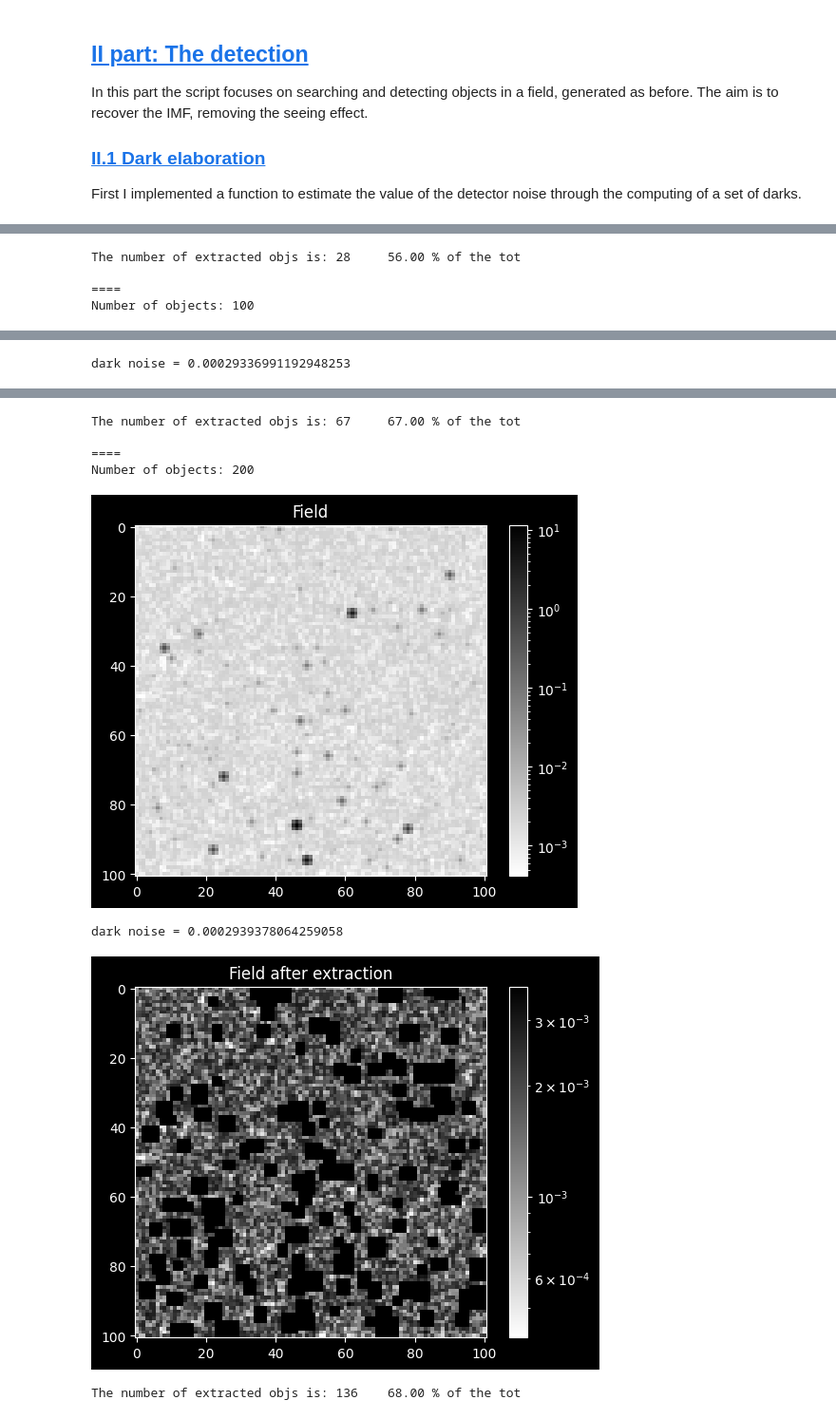
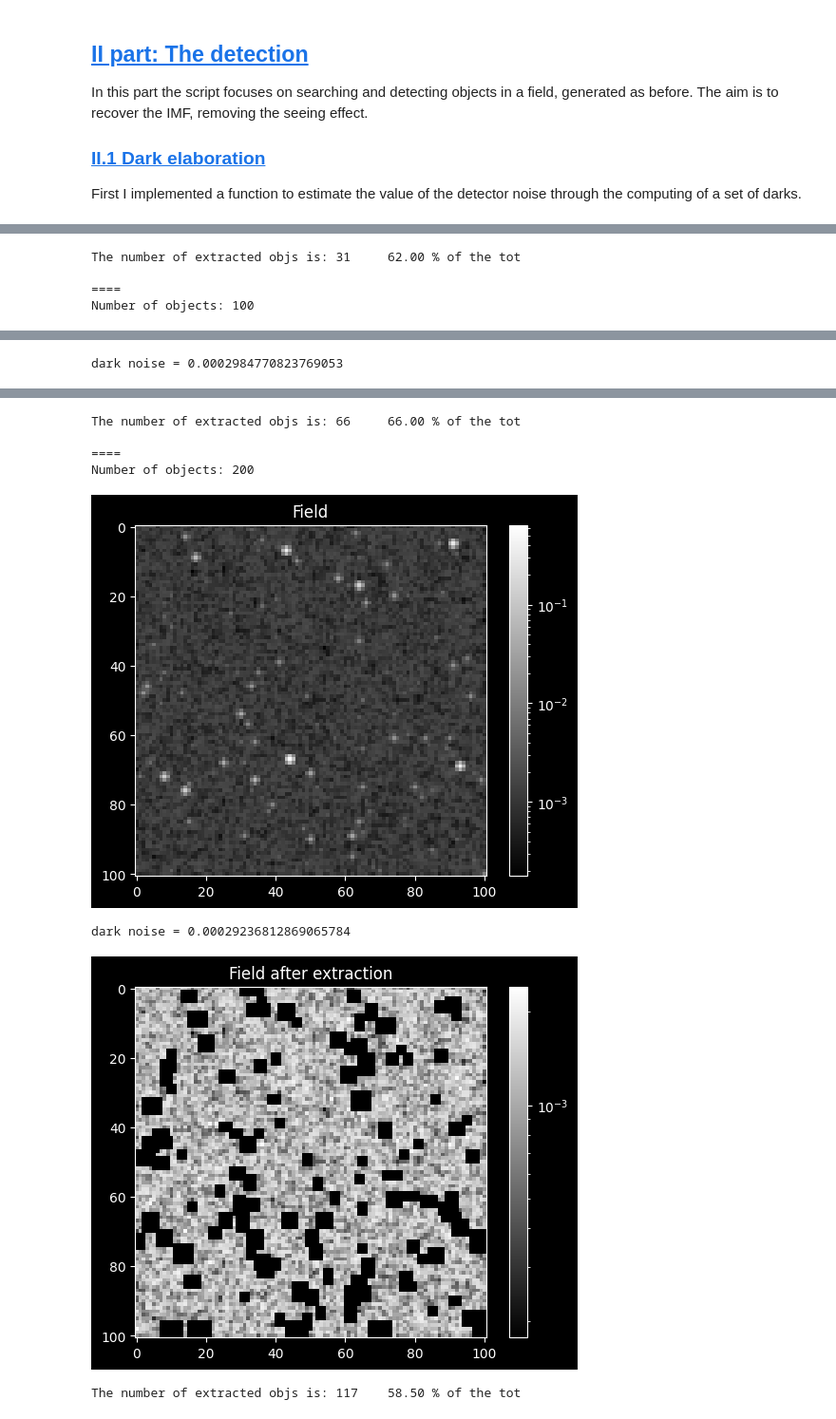
Before and after one commit to 00-berni/proj_2, a Jupyter notebook: notebook/implementation_notebook.ipynb, the cells around one changed output, grey strips where cells are left out. Shown at 95% size. Saved outputs shown, nothing was run; the diff lists cells and outputs as text; code cells hidden in the pictures.

Commit message:
- Normalized the kernel - Set display in gray

```diff
--- a/notebook/implementation_notebook.ipynb
+++ b/notebook/implementation_notebook.ipynb
@@ -353,7 +353,8 @@ def gaussian(sigma: float = 0.5, dim: int = N) -> np.ndarray:
     # gaussian function expression
     G = lambda r : np.exp(-(r/sigma)**2/2)
     # computing the outer product
-    return np.outer(G(x),G(y))
+    kernel = np.outer(G(x),G(y))
+    return kernel/kernel.sum()
 
 
 ##*
@@ -388,7 +389,7 @@ fig2, (img_zoom, img_zoom_seeing)   = plt.subplots(2,1,figsize=(6,15))
 
 #  0 : positive image
 # -1 : negative image
-v = -1
+v = 0
 
 field_image(fig1, img_field,F,v)
 img_field.set_title(f'No Seeing Field with {M} stars')
@@ -929,7 +930,7 @@ def objects_detection(field: np.ndarray, dark_noise: float, thr: float = 1e-1, s
     # displaying the image
     plt.figure()
     plt.title('Field after extraction')
-    plt.imshow(tmp_field,norm='log',cmap='gray_r')
+    plt.imshow(tmp_field,norm='log',cmap='gray')
     plt.colorbar()
     plt.show()
     # returning list with objects
@@ -952,7 +953,7 @@ for stars in n_stars:
     F_sn = atm_seeing(F + noise(n)) + noise(det_noise)
 
     plt.title('Field')
-    plt.imshow(F_sn, norm='log',cmap='gray_r')
+    plt.imshow(F_sn, norm='log',cmap='gray')
     plt.colorbar()
     plt.show()
 
@@ -981,4 +982,4 @@ dark noise = 0.00029010808905871084
-The number of extracted objs is: 28     56.00 % of the tot
+The number of extracted objs is: 31     62.00 % of the tot
 
 ====
 Number of objects: 100
@@ -986 +987 @@ Number of objects: 100
-dark noise = 0.00029336991192948253
+dark noise = 0.0002984770823769053
@@ -988,11 +989,11 @@ dark noise = 0.00029336991192948253
-The number of extracted objs is: 67     67.00 % of the tot
+The number of extracted objs is: 66     66.00 % of the tot
 
 ====
 Number of objects: 200
-[figure, old version]
+[figure, new version]
-dark noise = 0.0002939378064259058
+dark noise = 0.00029236812869065784
-[figure, old version]
+[figure, new version]
-The number of extracted objs is: 136    68.00 % of the tot
+The number of extracted objs is: 117    58.50 % of the tot
 # %%
 # collecting the maximum values of extracted objects in an array
 L_r = np.array([])
```
Also changed, not shown: parts of 11 cells of this notebook.
